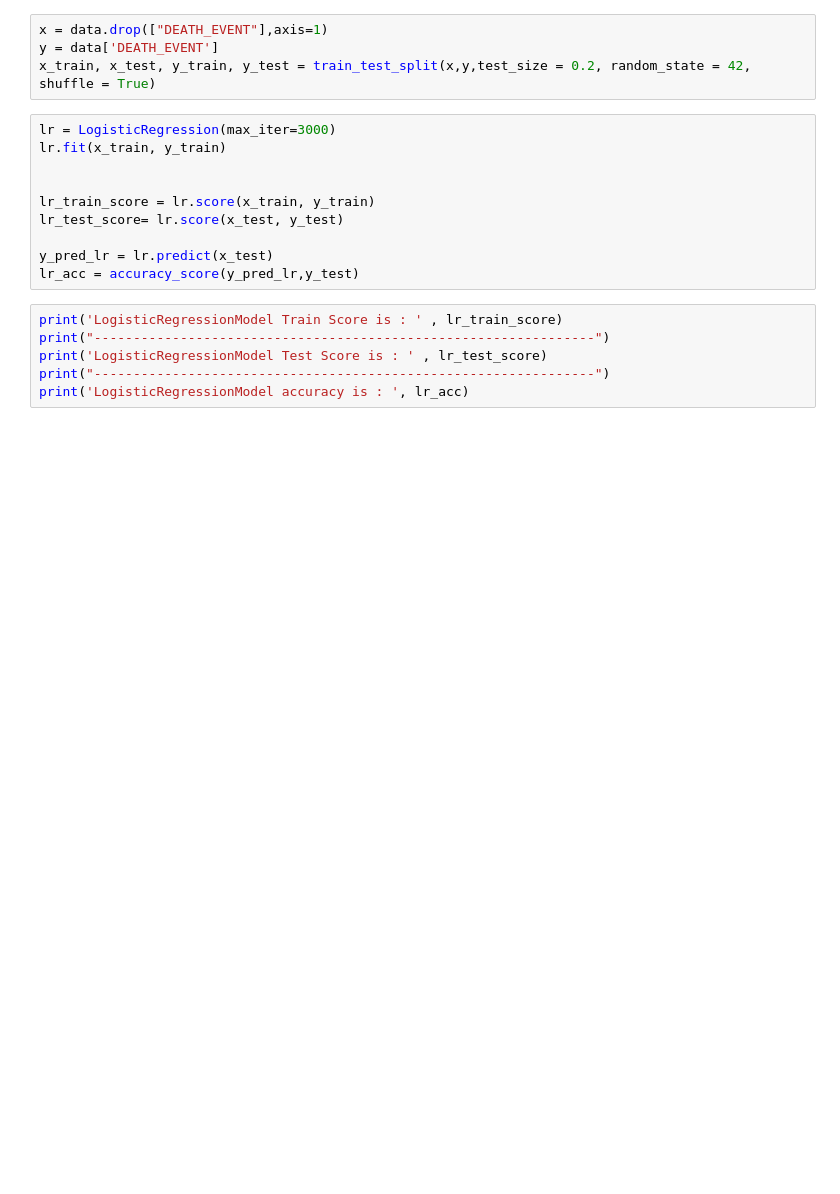
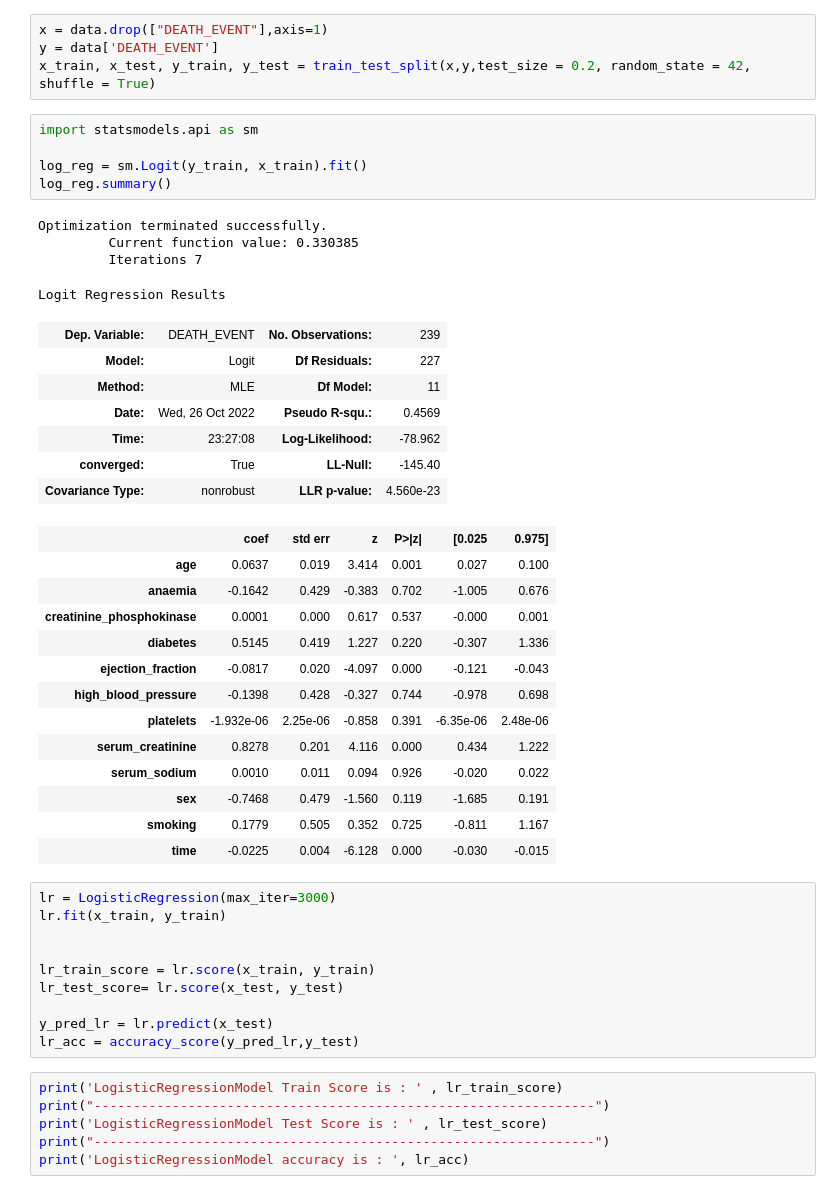
Before and after one commit to Kaiizx/Heart_Failure_Prediction, a Jupyter notebook: Proj.ipynb, the cells around one changed output. Cells and saved outputs as stored; diff of their text form; blank space fills up the shorter version.

```diff
--- a/Proj.ipynb
+++ b/Proj.ipynb
@@ -172,6 +192,36 @@ plt.show()
 x = data.drop(["DEATH_EVENT"],axis=1)
 y = data['DEATH_EVENT']
 x_train, x_test, y_train, y_test = train_test_split(x,y,test_size = 0.2, random_state = 42, shuffle = True)
+# %%
+import statsmodels.api as sm
+
+log_reg = sm.Logit(y_train, x_train).fit()
+log_reg.summary()
+# %% [output]
+Optimization terminated successfully.
+         Current function value: 0.330385
+         Iterations 7
+Logit Regression Results
+| Dep. Variable: | DEATH_EVENT | No. Observations: | 239 |
+| Model: | Logit | Df Residuals: | 227 |
+| Method: | MLE | Df Model: | 11 |
+| Date: | Wed, 26 Oct 2022 | Pseudo R-squ.: | 0.4569 |
+| Time: | 23:27:08 | Log-Likelihood: | -78.962 |
+| converged: | True | LL-Null: | -145.40 |
+| Covariance Type: | nonrobust | LLR p-value: | 4.560e-23 |
+|  | coef | std err | z | P>|z| | [0.025 | 0.975] |
+| age | 0.0637 | 0.019 | 3.414 | 0.001 | 0.027 | 0.100 |
+| anaemia | -0.1642 | 0.429 | -0.383 | 0.702 | -1.005 | 0.676 |
+| creatinine_phosphokinase | 0.0001 | 0.000 | 0.617 | 0.537 | -0.000 | 0.001 |
+| diabetes | 0.5145 | 0.419 | 1.227 | 0.220 | -0.307 | 1.336 |
+| ejection_fraction | -0.0817 | 0.020 | -4.097 | 0.000 | -0.121 | -0.043 |
+| high_blood_pressure | -0.1398 | 0.428 | -0.327 | 0.744 | -0.978 | 0.698 |
+| platelets | -1.932e-06 | 2.25e-06 | -0.858 | 0.391 | -6.35e-06 | 2.48e-06 |
+| serum_creatinine | 0.8278 | 0.201 | 4.116 | 0.000 | 0.434 | 1.222 |
+| serum_sodium | 0.0010 | 0.011 | 0.094 | 0.926 | -0.020 | 0.022 |
+| sex | -0.7468 | 0.479 | -1.560 | 0.119 | -1.685 | 0.191 |
+| smoking | 0.1779 | 0.505 | 0.352 | 0.725 | -0.811 | 1.167 |
+| time | -0.0225 | 0.004 | -6.128 | 0.000 | -0.030 | -0.015 |
 # %%
 lr = LogisticRegression(max_iter=3000)
 lr.fit(x_train, y_train)
```
Also changed, not shown: parts of 10 cells of this notebook, 1 other file.
